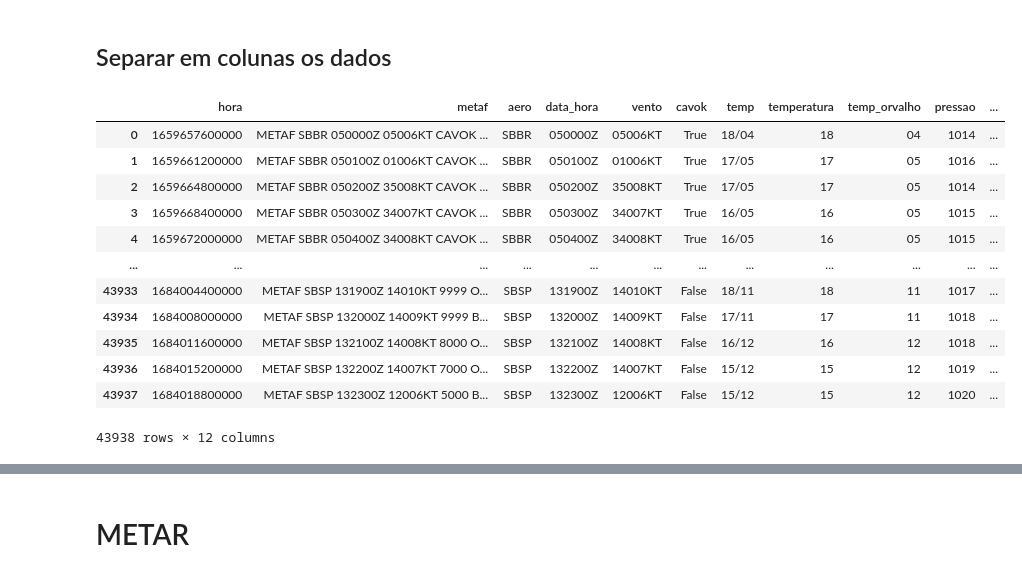
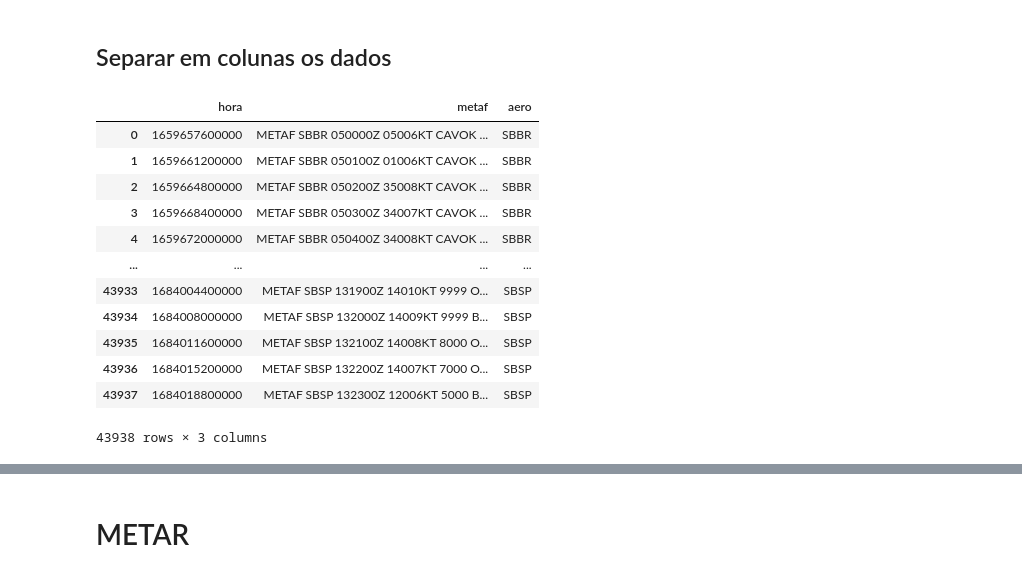
Before and after one commit to LucasRamosP/ITA_LATAM_Challenge, a Jupyter notebook: notebook.ipynb, the cells around one changed output, grey strips where cells are left out. Saved outputs shown, nothing was run; the diff lists cells and outputs as text; code cells hidden in the pictures.

```diff
--- a/notebook.ipynb
+++ b/notebook.ipynb
@@ -198,31 +255,28 @@ df_esperas[df_esperas['esperas']!=0]
 # %%
 # Pega o df do ESPERAS DE VOOS da API
 df_metaf = request_api(endpoint='metaf',inicial_date = '2022-06-01', final_date ='2023-05-13')
 
+# df_metaf['data_hora'] = df_metaf['metaf'].str.extract(r'(\d{6}Z)')
+# df_metaf['vento'] = df_metaf['metaf'].str.extract(r'(\d{5}KT)')
+# df_metaf['cavok'] = df_metaf['metaf'].str.contains('CAVOK', case=False)
+# df_metaf['temp'] = df_metaf['metaf'].str.extract(r'(\d{2}/\d{2})')
+# df_metaf[['temperatura', 'temp_orvalho']] = df_metaf['temp'].str.split('/', expand=True)
+# df_metaf['pressao'] = df_metaf['metaf'].str.extract(r'Q(\d{4})')
+# df_metaf['direcao'] = df_metaf['vento'].str.extract(r'(\d{3})\d{2}KT')
+# df_metaf['velocidade'] = df_metaf['vento'].str.extract(r'\d{3}(\d{2})KT')
 
-
-
-
-df_metaf['data_hora'] = df_metaf['metaf'].str.extract(r'(\d{6}Z)')
-df_metaf['vento'] = df_metaf['metaf'].str.extract(r'(\d{5}KT)')
-df_metaf['cavok'] = df_metaf['metaf'].str.contains('CAVOK', case=False)
-df_metaf['temp'] = df_metaf['metaf'].str.extract(r'(\d{2}/\d{2})')
-df_metaf[['temperatura', 'temp_orvalho']] = df_metaf['temp'].str.split('/', expand=True)
-df_metaf['pressao'] = df_metaf['metaf'].str.extract(r'Q(\d{4})')
-df_metaf['direcao'] = df_metaf['vento'].str.extract(r'(\d{3})\d{2}KT')
-df_metaf['velocidade'] = df_metaf['vento'].str.extract(r'\d{3}(\d{2})KT')
 df_metaf
 # %% [output]
-|  | hora | metaf | aero | data_hora | vento | cavok | temp | temperatura | temp_orvalho | pressao | ... |
-| 0 | 1659657600000 | METAF SBBR 050000Z 05006KT CAVOK ... | SBBR | 050000Z | 05006KT | True | 18/04 | 18 | 04 | 1014 | ... |
-| 1 | 1659661200000 | METAF SBBR 050100Z 01006KT CAVOK ... | SBBR | 050100Z | 01006KT | True | 17/05 | 17 | 05 | 1016 | ... |
-| 2 | 1659664800000 | METAF SBBR 050200Z 35008KT CAVOK ... | SBBR | 050200Z | 35008KT | True | 17/05 | 17 | 05 | 1014 | ... |
-| 3 | 1659668400000 | METAF SBBR 050300Z 34007KT CAVOK ... | SBBR | 050300Z | 34007KT | True | 16/05 | 16 | 05 | 1015 | ... |
-| 4 | 1659672000000 | METAF SBBR 050400Z 34008KT CAVOK ... | SBBR | 050400Z | 34008KT | True | 16/05 | 16 | 05 | 1015 | ... |
-| ... | ... | ... | ... | ... | ... | ... | ... | ... | ... | ... | ... |
-| 43933 | 1684004400000 | METAF SBSP 131900Z 14010KT 9999 O... | SBSP | 131900Z | 14010KT | False | 18/11 | 18 | 11 | 1017 | ... |
-| 43934 | 1684008000000 | METAF SBSP 132000Z 14009KT 9999 B... | SBSP | 132000Z | 14009KT | False | 17/11 | 17 | 11 | 1018 | ... |
-| 43935 | 1684011600000 | METAF SBSP 132100Z 14008KT 8000 O... | SBSP | 132100Z | 14008KT | False | 16/12 | 16 | 12 | 1018 | ... |
-| 43936 | 1684015200000 | METAF SBSP 132200Z 14007KT 7000 O... | SBSP | 132200Z | 14007KT | False | 15/12 | 15 | 12 | 1019 | ... |
-| 43937 | 1684018800000 | METAF SBSP 132300Z 12006KT 5000 B... | SBSP | 132300Z | 12006KT | False | 15/12 | 15 | 12 | 1020 | ... |
+|  | hora | metaf | aero |
+| 0 | 1659657600000 | METAF SBBR 050000Z 05006KT CAVOK ... | SBBR |
+| 1 | 1659661200000 | METAF SBBR 050100Z 01006KT CAVOK ... | SBBR |
+| 2 | 1659664800000 | METAF SBBR 050200Z 35008KT CAVOK ... | SBBR |
+| 3 | 1659668400000 | METAF SBBR 050300Z 34007KT CAVOK ... | SBBR |
+| 4 | 1659672000000 | METAF SBBR 050400Z 34008KT CAVOK ... | SBBR |
+| ... | ... | ... | ... |
+| 43933 | 1684004400000 | METAF SBSP 131900Z 14010KT 9999 O... | SBSP |
+| 43934 | 1684008000000 | METAF SBSP 132000Z 14009KT 9999 B... | SBSP |
+| 43935 | 1684011600000 | METAF SBSP 132100Z 14008KT 8000 O... | SBSP |
+| 43936 | 1684015200000 | METAF SBSP 132200Z 14007KT 7000 O... | SBSP |
+| 43937 | 1684018800000 | METAF SBSP 132300Z 12006KT 5000 B... | SBSP |
-43938 rows × 12 columns
+43938 rows × 3 columns
```
Also changed, not shown: parts of 34 cells of this notebook.
